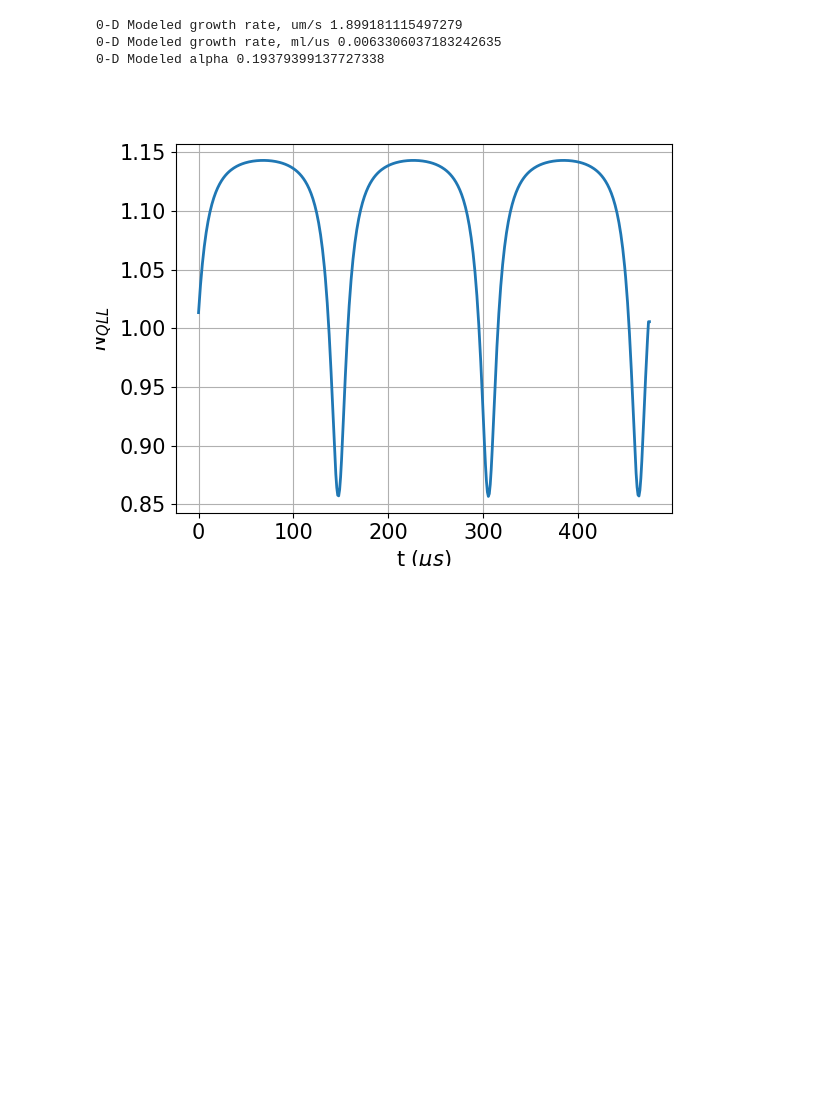
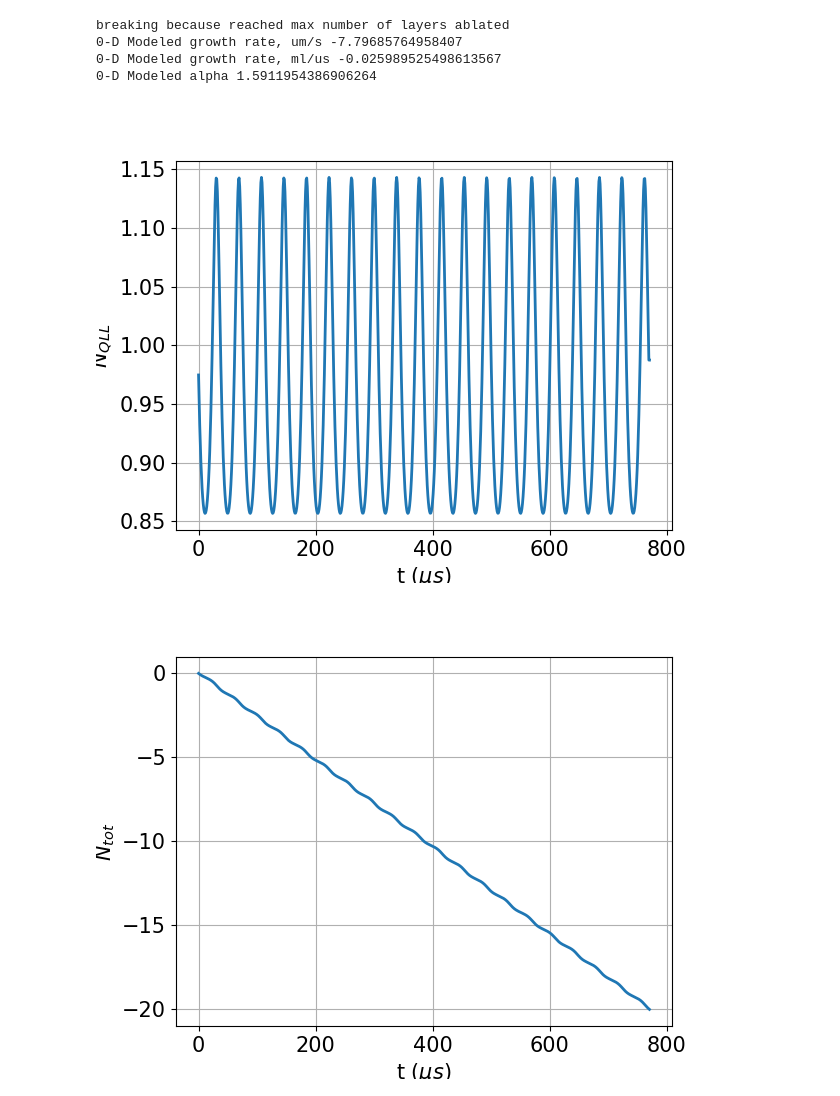
Before and after one commit to upschemistry/icecontinuum, a Jupyter notebook: jadams/pythoncode/continuum_model6.ipynb, the cells around one changed output. Drawn from its saved outputs; the diff is of its cells as text; code cells hidden in the pictures; blank space fills up the shorter version.

```diff
--- a/jadams/pythoncode/continuum_model6.ipynb
+++ b/jadams/pythoncode/continuum_model6.ipynb
@@ -72,10 +72,10 @@ fignum = 0
 # trajfile = 'NeshData/continuum_model6 26-5-2016[3][6].traj.npz'; trajflag = True
 # traj0file= 'NeshData/continuum_model6 26-5-2016[3][6].traj0.npz'; traj0flag = True
 
-lastfile = 'NeshData/continuum_model6 28-5-2016[1][1].npz'; Load_old_file = False
-nextfile = 'NeshData/continuum_model6 28-5-2016[1][1].npz'; Save_new_file = False
-trajfile = 'NeshData/continuum_model6 28-5-2016[1][1].traj.npz'; trajflag = False
-traj0file= 'NeshData/continuum_model6 28-5-2016[1][1].traj0.npz'; traj0flag = False
+# lastfile = 'NeshData/continuum_model6 28-5-2016[1][1].npz'; Load_old_file = False
+# nextfile = 'NeshData/continuum_model6 28-5-2016[1][1].npz'; Save_new_file = False
+# trajfile = 'NeshData/continuum_model6 28-5-2016[1][1].traj.npz'; trajflag = False
+# traj0file= 'NeshData/continuum_model6 28-5-2016[1][1].traj0.npz'; traj0flag = False
 
 # lastfile = 'NeshData/continuum_model6 28-5-2016[2][1].npz'; Load_old_file = False
 # nextfile = 'NeshData/continuum_model6 28-5-2016[2][1].npz'; Save_new_file = False
@@ -121,6 +121,11 @@ traj0file= 'NeshData/continuum_model6 28-5-2016[1][1].traj0.npz'; traj0flag = Fa
 # nextfile = 'NeshData/continuum_model6 29-5-2016[6][1].npz'; Save_new_file = False
 # trajfile = 'NeshData/continuum_model6 29-5-2016[6][1].traj.npz'; trajflag = False
 # traj0file= 'NeshData/continuum_model6 29-5-2016[6][1].traj0.npz'; traj0flag = True
+
+lastfile = 'NeshData/continuum_model6 5-7-2022[2][9].npz'; Load_old_file = True
+nextfile = 'NeshData/continuum_model6 5-7-2022[2][10].npz'; Save_new_file = True
+trajfile = 'NeshData/continuum_model6 5-7-2022[2][10].traj.npz'; trajflag = True
+traj0flag = False
 # %%
 # Number of iterations to calculate Nliq from Ntot
 niter = 1
@@ -232,13 +249,13 @@ uselayers = True
 
 # 0D run
 if uselayers:
-    layermax_0D = 4
+    layermax_0D = 20
 else:
-    countermax_0D = 100
+    countermax_0D = 300
 
 # 1D run
 if uselayers:
-    layermax_1D = 10
+    layermax_1D = 250
 else:
     countermax_1D = 15000
 # %%
@@ -321,41 +338,65 @@ while True:
     Nicelast0 = dup(Nicelast)
     Ntotlast0 = dup(Ntotlast)
 
-    # Update counters and see whether to break
+    # Update counters
     counter += 1
     layer = dup(Ntotlast0)
+
+    # See whether to break
     if uselayers:
-        if layer > layermax_0D-1:
-            break
+        if sigmastepmax > 0:
+            if layer > layermax_0D-1:
+                print('breaking because reached max number of layers grown')
+                break
+        else:
+            if layer < -layermax_0D:
+                print('breaking because reached max number of layers ablated')
+                break
+
     else:
         if counter > countermax_0D-1:
             break
+
+    # Report progress, maybe
+    # print('finished with ', layer, counter)
 
 # Convert results to a numpy array
 ykeep_0Darr = np.array(ykeep_0D, np.float64)
 tkeep_0Darr = np.array(tkeep_0D, np.float64)
 
 # Plot results
 fignum +=1
 plt.figure(fignum)
 rcParams['xtick.labelsize'] = ticklabelsize
 rcParams['ytick.labelsize'] = ticklabelsize
 plt.plot(tkeep_0D,ykeep_0Darr[:,0],lw=linewidth)
 plt.xlabel(r't ($\mu s$)',fontsize=fontsize)
 plt.ylabel(r'$N_{QLL} $',fontsize=fontsize)
 plt.grid('on')
 
+# Plot results
+fignum +=1
+plt.figure(fignum)
+rcParams['xtick.labelsize'] = ticklabelsize
+rcParams['ytick.labelsize'] = ticklabelsize
+plt.plot(tkeep_0D,ykeep_0Darr[:,1],lw=linewidth)
+plt.xlabel(r't ($\mu s$)',fontsize=fontsize)
+plt.ylabel(r'$N_{tot} $',fontsize=fontsize)
+plt.grid('on')
+
 # Growth statistics
 delta_Ntot_0d = Ntotlast0-Ntotlast_start
 growthrate_0d_mlyperus = delta_Ntot_0d/tlast # monolayer/us
 growthrate_0d = growthrate_0d_mlyperus*umpersec_over_mlyperus # um/sec
 print( "0-D Modeled growth rate, um/s", growthrate_0d)
 print( "0-D Modeled growth rate, ml/us", growthrate_0d_mlyperus)
 alpha_0d = growthrate_0d/nu_kin/sigmastepmax
 print( "0-D Modeled alpha", alpha_0d)
 # %% [output]
-0-D Modeled growth rate, um/s 1.899181115497279
-0-D Modeled growth rate, ml/us 0.0063306037183242635
-0-D Modeled alpha 0.19379399137727338
+breaking because reached max number of layers ablated
+0-D Modeled growth rate, um/s -7.79685764958407
+0-D Modeled growth rate, ml/us -0.025989525498613567
+0-D Modeled alpha 1.5911954386906264
-[figure, old version]
+[figure, new version]
+[figure, added]
 # %%
```
Also changed, not shown: parts of 9 cells of this notebook, 15 other files.
